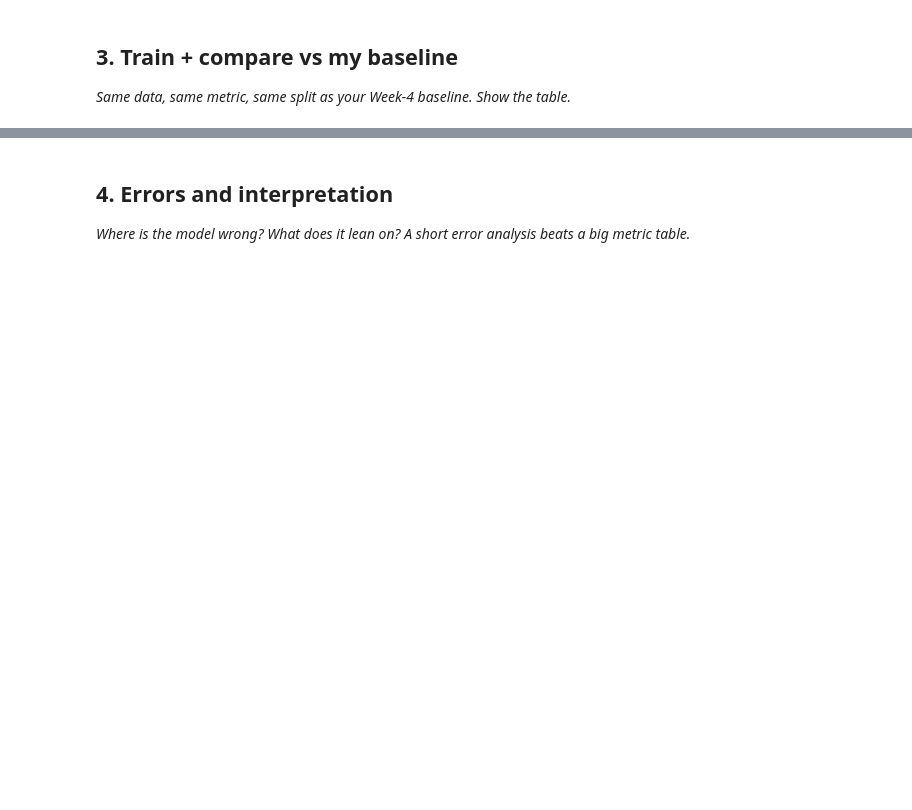
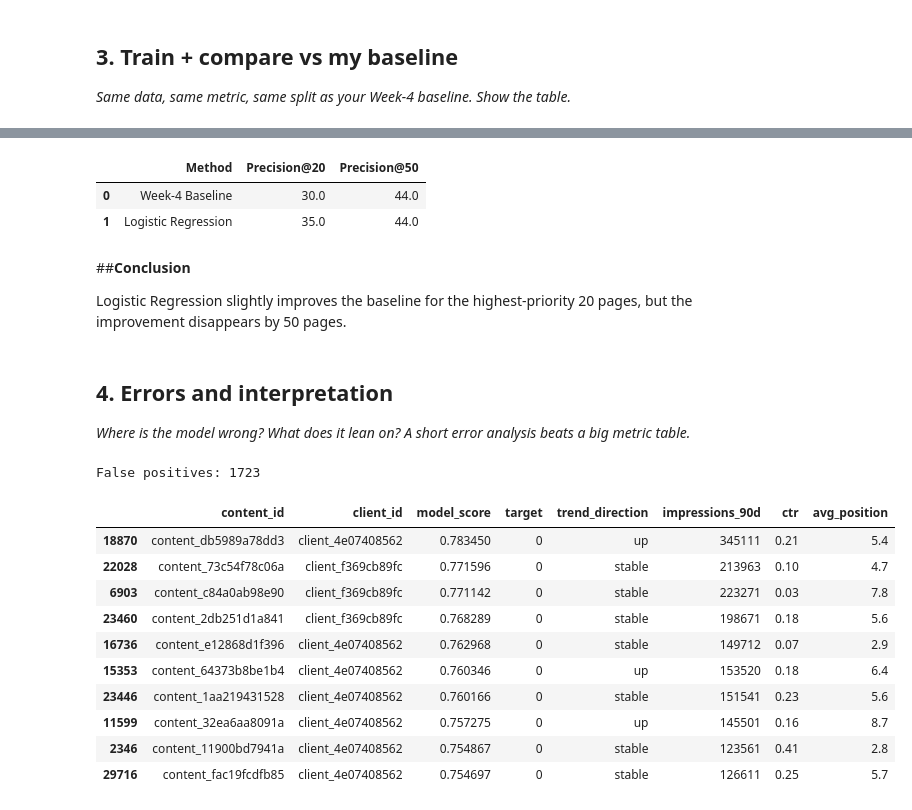
Before and after one commit to Greemines/Flyrank-Notebook-1, a Jupyter notebook: work/notebooks/w05_model.ipynb, the cells around one changed output, grey strips where cells are left out. Cells and saved outputs as stored; diff of their text form; code cells hidden in the pictures; blank space fills up the shorter version.

```diff
--- a/work/notebooks/w05_model.ipynb
+++ b/work/notebooks/w05_model.ipynb
@@ -30,3 +356,41 @@ This skeleton is yours to fill. Work the sections **in order** — each one has
+# %%
+def precision_at_k(ranking_df, score_column, k):
+    top_k = ranking_df.head(k)
+    return top_k["target"].mean()
+
+
+comparison = pd.DataFrame({
+    "Method": [
+        "Week-4 Baseline",
+        "Logistic Regression"
+    ],
+    "Precision@20": [
+        precision_at_k(baseline_ranking, "baseline_score", 20),
+        precision_at_k(model_ranking, "model_score", 20)
+    ],
+    "Precision@50": [
+        precision_at_k(baseline_ranking, "baseline_score", 50),
+        precision_at_k(model_ranking, "model_score", 50)
+    ]
+})
+
+comparison["Precision@20"] = (
+    comparison["Precision@20"] * 100
+).round(2)
+
+comparison["Precision@50"] = (
+    comparison["Precision@50"] * 100
+).round(2)
+
+comparison
+# %% [output]
+|  | Method | Precision@20 | Precision@50 |
+| 0 | Week-4 Baseline | 30.0 | 44.0 |
+| 1 | Logistic Regression | 35.0 | 44.0 |
+# %% [markdown]
+##**Conclusion**
+
+Logistic Regression slightly improves the baseline for the highest-priority 20 pages, but the improvement disappears by 50 pages.
 # %% [markdown]
 ## 4. Errors and interpretation
 
@@ -36,0 +398,41 @@ This skeleton is yours to fill. Work the sections **in order** — each one has
+# %%
+
+results["predicted"] = (results["model_score"] >= 0.5).astype(int)
+
+false_positives = results[
+    (results["target"] == 0) &
+    (results["model_score"] >= 0.5)
+].sort_values(
+    "model_score",
+    ascending=False
+)
+
+print("False positives:", len(false_positives))
+
+display(
+    false_positives[
+        [
+            "content_id",
+            "client_id",
+            "model_score",
+            "target",
+            "trend_direction",
+            "impressions_90d",
+            "ctr",
+            "avg_position"
+        ]
+    ].head(10)
+)
+# %% [output]
+False positives: 1723
+|  | content_id | client_id | model_score | target | trend_direction | impressions_90d | ctr | avg_position |
+| 18870 | content_db5989a78dd3 | client_4e07408562 | 0.783450 | 0 | up | 345111 | 0.21 | 5.4 |
+| 22028 | content_73c54f78c06a | client_f369cb89fc | 0.771596 | 0 | stable | 213963 | 0.10 | 4.7 |
+| 6903 | content_c84a0ab98e90 | client_f369cb89fc | 0.771142 | 0 | stable | 223271 | 0.03 | 7.8 |
+| 23460 | content_2db251d1a841 | client_f369cb89fc | 0.768289 | 0 | stable | 198671 | 0.18 | 5.6 |
+| 16736 | content_e12868d1f396 | client_4e07408562 | 0.762968 | 0 | stable | 149712 | 0.07 | 2.9 |
+| 15353 | content_64373b8be1b4 | client_4e07408562 | 0.760346 | 0 | up | 153520 | 0.18 | 6.4 |
+| 23446 | content_1aa219431528 | client_4e07408562 | 0.760166 | 0 | stable | 151541 | 0.23 | 5.6 |
+| 11599 | content_32ea6aa8091a | client_4e07408562 | 0.757275 | 0 | up | 145501 | 0.16 | 8.7 |
+| 2346 | content_11900bd7941a | client_4e07408562 | 0.754867 | 0 | stable | 123561 | 0.41 | 2.8 |
+| 29716 | content_fac19fcdfb85 | client_4e07408562 | 0.754697 | 0 | stable | 126611 | 0.25 | 5.7 |
```
Also changed, not shown: parts of 19 cells of this notebook.
